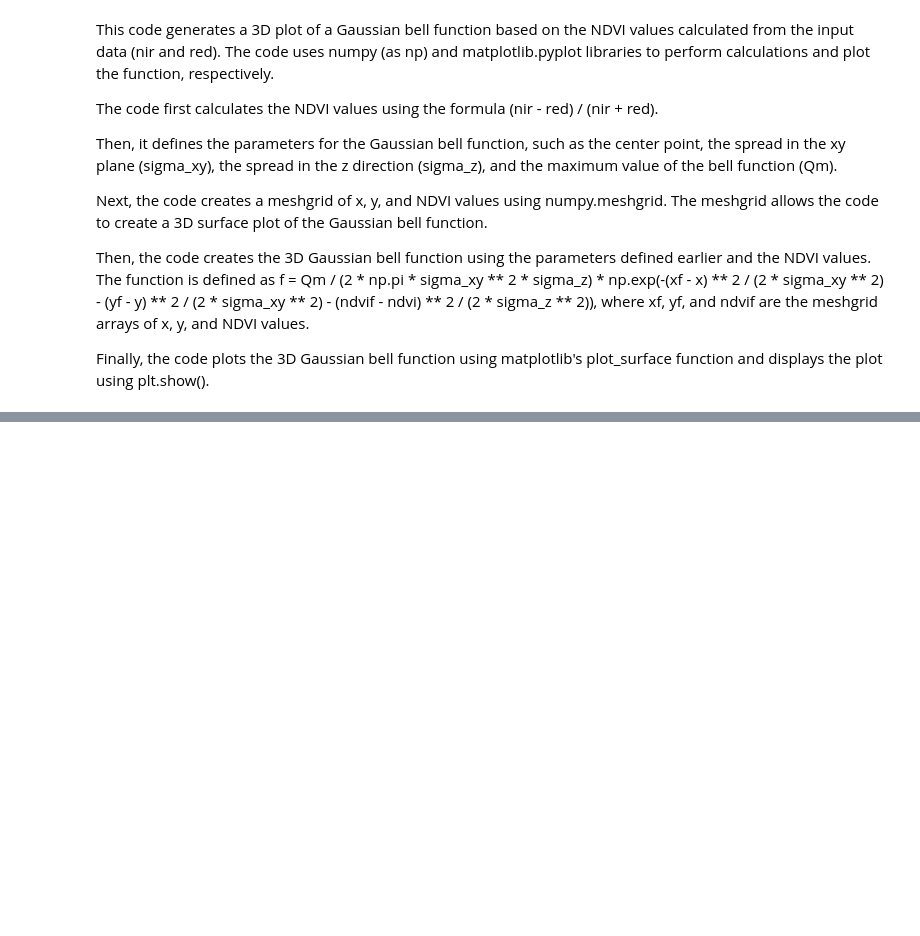
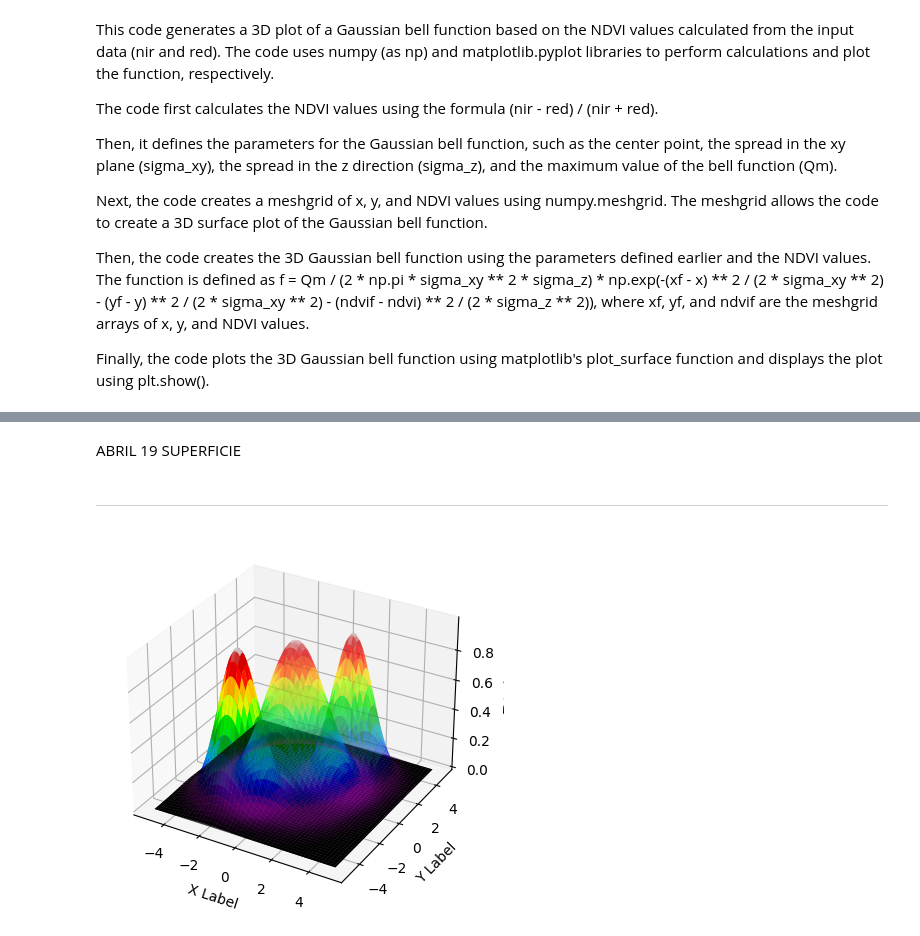
Before and after one commit to manularrea/Multispectral-Imaging-Analysis, a Jupyter notebook: gauss-math.ipynb, the cells around one changed output, grey strips where cells are left out. Drawn from its saved outputs; the diff is of its cells as text; code cells hidden in the pictures; blank space fills up the shorter version.

Commit message:
Multiple curves grapher

```diff
--- a/gauss-math.ipynb
+++ b/gauss-math.ipynb
@@ -449,0 +180,3 @@ plt.show()
+# %% [markdown]
+ABRIL 19
+SUPERFICIE
@@ -449,0 +220,36 @@ plt.show()
+# %% [markdown]
+------------------------
+# %%
+import numpy as np
+import matplotlib.pyplot as plt
+from mpl_toolkits.mplot3d import Axes3D
+
+def gaussian(x, mu, sig):
+    return np.exp(-np.power(x - mu, 2.) / (2 * np.power(sig, 2.)))
+
+x = np.linspace(-5, 5, 100)
+y = np.linspace(-5, 5, 100)
+X, Y = np.meshgrid(x, y)
+
+fig = plt.figure()
+ax = fig.add_subplot(111, projection='3d')
+
+# First bell
+Z1 = gaussian(X, -2, 1) * gaussian(Y, -2, 1)
+ax.plot_surface(X, Y, Z1, cmap=cmap, alpha=1)
+
+# Second bell
+Z2 = gaussian(X, 2, 1) * gaussian(Y, 2, 1)
+ax.plot_surface(X, Y, Z2, cmap=cmap, alpha=0.5)
+
+# Third bell
+Z3 = gaussian(X, 0, 1.5) * gaussian(Y, 0, 1.5)
+ax.plot_surface(X, Y, Z3, cmap=cmap, alpha=0.5)
+
+ax.set_xlabel('X Label')
+ax.set_ylabel('Y Label')
+ax.set_zlabel('Z Label')
+
+plt.show()
+# %% [output]
+[figure, added]
```
Also changed, not shown: parts of 24 cells of this notebook, 1 other file.
